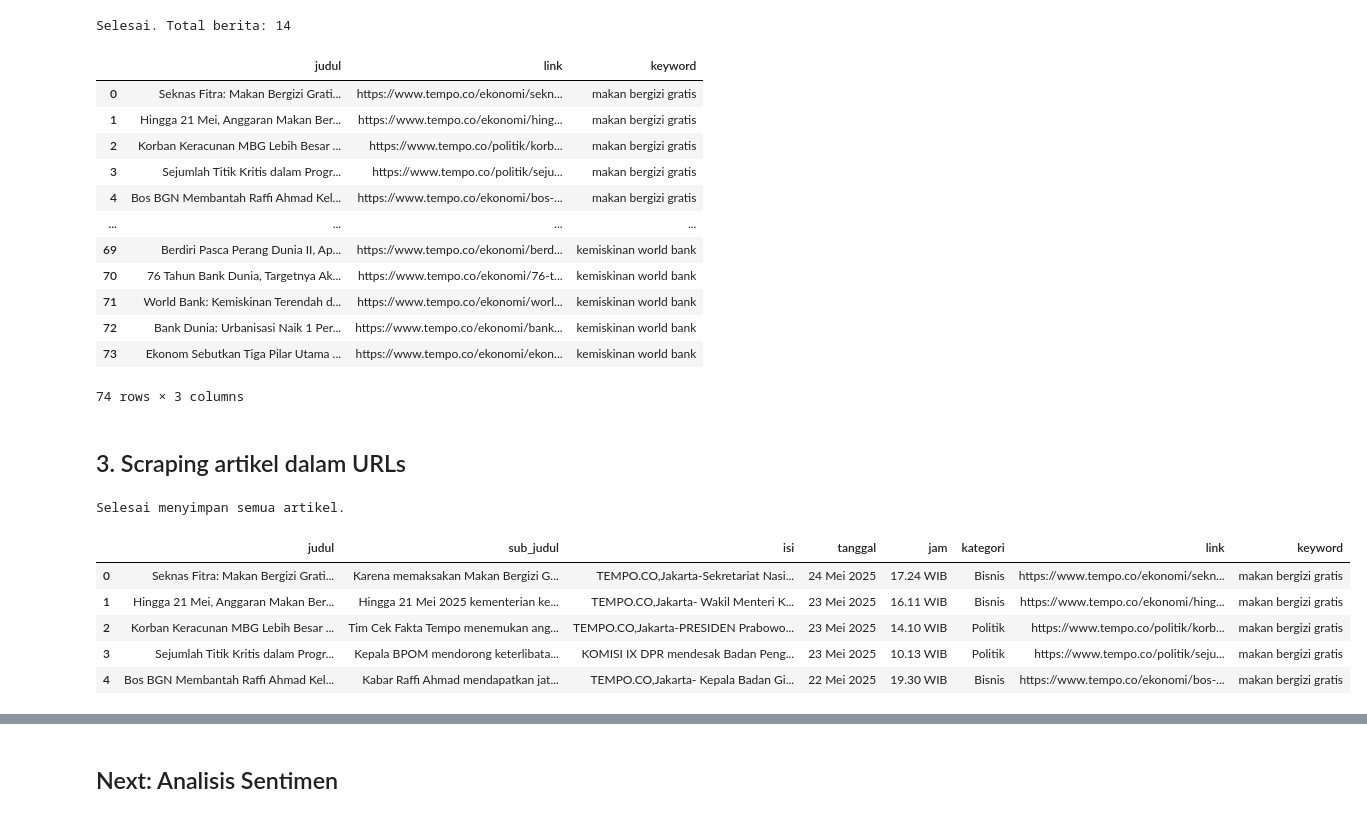
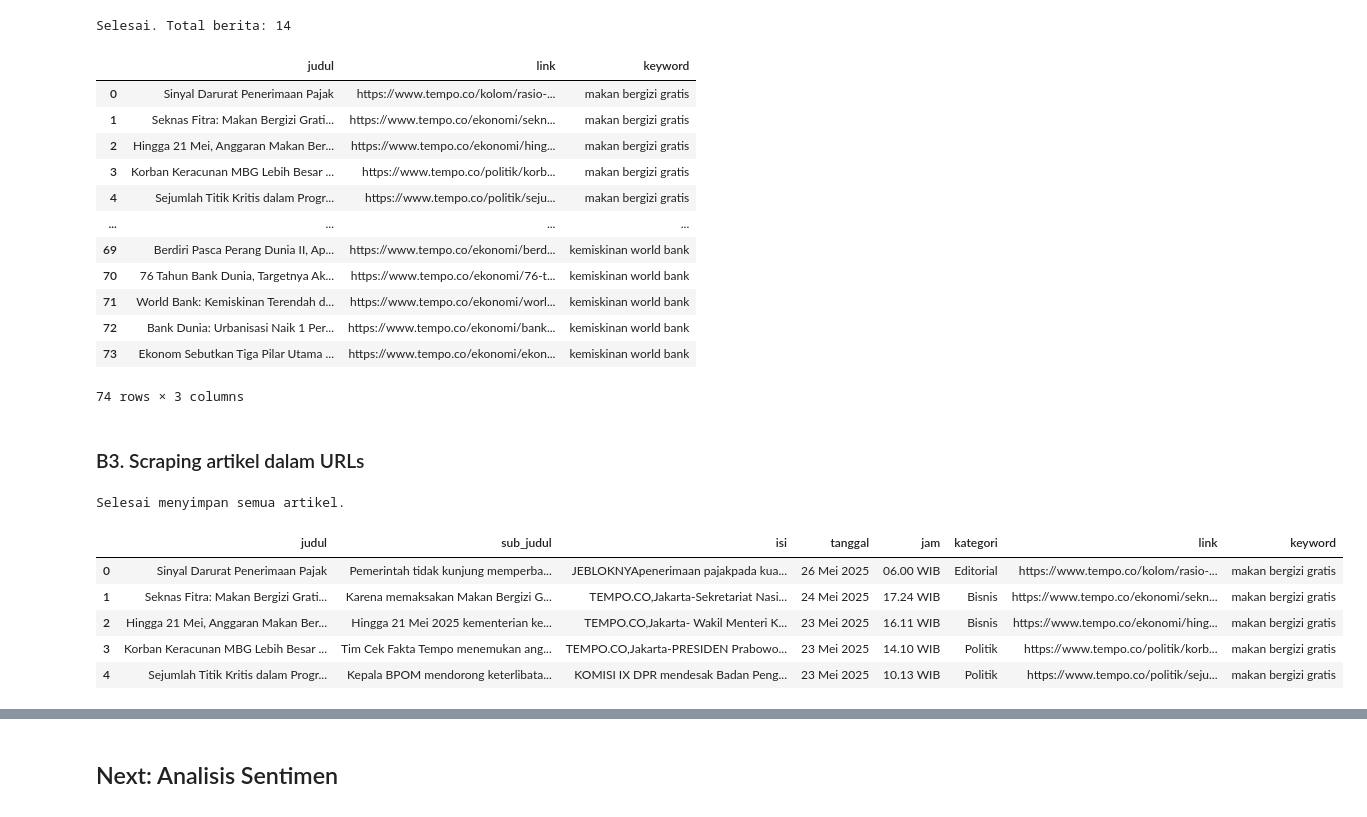
Before and after one commit to calvinrev/iprakom-scraping-sentiment, a Jupyter notebook: 1.Scraping_online_news.ipynb, the cells around one changed output, grey strips where cells are left out. Drawn from its saved outputs; the diff is of its cells as text; code cells hidden in the pictures.

```diff
--- a/1.Scraping_online_news.ipynb
+++ b/1.Scraping_online_news.ipynb
@@ -27,0 +294,11 @@ Requirement already satisfied: h11<1,>=0.9.0 in c:\users\user\appdata\local\pack
+# %%
+berita = []
+for url in artikel_urls[:5]:  # batasi dulu misalnya 5
+    try:
+        hasil = scrape_detik_satu(url)
+        berita.append(hasil)
+    except Exception as e:
+        print("Gagal:", url, e)
+
+df = pd.concat(berita, ignore_index=True)
+df
@@ -27,0 +407,3 @@ Requirement already satisfied: h11<1,>=0.9.0 in c:\users\user\appdata\local\pack
+# %%
+df = scrape_all_from_sitemap('https://www.detik.com/sitemap.xml', max_sitemap=2, max_articles=10)
+df.head()
@@ -183,7 +572,6 @@ def scrape_tempo_search_selenium(kata_kunci: str, halaman: int) -> pd.DataFrame:
 
     # Simpan ke DataFrame
     df = pd.DataFrame(results)
-    df.to_csv("./files/tempo_links_26mei.csv", index=False, encoding='utf-8-sig')
     print("Selesai. Total berita:", len(df))
     return df
 # %%
@@ -242,15 +630,15 @@ Selesai. Total berita: 20
 Scraping untuk keyword: kemiskinan world bank
 Selesai. Total berita: 14
 # %%
-df_final.to_csv("./files/tempo_links_beberapa_keyword_26mei.csv", index=False, encoding='utf-8-sig')
+df_final.to_csv("./files/tempo_links.csv", index=False, encoding='utf-8-sig')
 df_final
 # %% [output]
 |  | judul | link | keyword |
-| 0 | Seknas Fitra: Makan Bergizi Grati... | https://www.tempo.co/ekonomi/sekn... | makan bergizi gratis |
-| 1 | Hingga 21 Mei, Anggaran Makan Ber... | https://www.tempo.co/ekonomi/hing... | makan bergizi gratis |
-| 2 | Korban Keracunan MBG Lebih Besar ... | https://www.tempo.co/politik/korb... | makan bergizi gratis |
-| 3 | Sejumlah Titik Kritis dalam Progr... | https://www.tempo.co/politik/seju... | makan bergizi gratis |
-| 4 | Bos BGN Membantah Raffi Ahmad Kel... | https://www.tempo.co/ekonomi/bos-... | makan bergizi gratis |
+| 0 | Sinyal Darurat Penerimaan Pajak | https://www.tempo.co/kolom/rasio-... | makan bergizi gratis |
+| 1 | Seknas Fitra: Makan Bergizi Grati... | https://www.tempo.co/ekonomi/sekn... | makan bergizi gratis |
+| 2 | Hingga 21 Mei, Anggaran Makan Ber... | https://www.tempo.co/ekonomi/hing... | makan bergizi gratis |
+| 3 | Korban Keracunan MBG Lebih Besar ... | https://www.tempo.co/politik/korb... | makan bergizi gratis |
+| 4 | Sejumlah Titik Kritis dalam Progr... | https://www.tempo.co/politik/seju... | makan bergizi gratis |
 | ... | ... | ... | ... |
 | 69 | Berdiri Pasca Perang Dunia II, Ap... | https://www.tempo.co/ekonomi/berd... | kemiskinan world bank |
 | 70 | 76 Tahun Bank Dunia, Targetnya Ak... | https://www.tempo.co/ekonomi/76-t... | kemiskinan world bank |
@@ -259,7 +647,7 @@ df_final
 | 73 | Ekonom Sebutkan Tiga Pilar Utama ... | https://www.tempo.co/ekonomi/ekon... | kemiskinan world bank |
 74 rows × 3 columns
 # %% [markdown]
-## 3. Scraping artikel dalam URLs
+### B3. Scraping artikel dalam URLs
 # %%
 ##Fungsi melakukan scraping data dari hasil crawling URL Tempo, masukkan csv
 def scrape_tempo_dari_csv(path_csv: str) -> pd.DataFrame:
@@ -282,20 +670,20 @@ def scrape_tempo_dari_csv(path_csv: str) -> pd.DataFrame:
     # Gabungkan semua DataFrame
     if hasil_semua:
         df_final = pd.concat(hasil_semua, ignore_index=True)
-        df_final.to_csv('./files/tempo_semua_artikel_26mei.csv', index=False, encoding='utf-8-sig')
+        df_final.to_csv('./files/tempo_semua_artikel.csv', index=False, encoding='utf-8-sig')
         print("Selesai menyimpan semua artikel.")
         return df_final
     else:
         print("Tidak ada artikel yang berhasil di-scrape.")
         return pd.DataFrame()
 # %%
-df = scrape_tempo_dari_csv("./files/tempo_links_beberapa_keyword_26mei.csv")
+df = scrape_tempo_dari_csv("./files/tempo_links.csv")
 df.head(5)
 # %% [output]
 Selesai menyimpan semua artikel.
 |  | judul | sub_judul | isi | tanggal | jam | kategori | link | keyword |
-| 0 | Seknas Fitra: Makan Bergizi Grati... | Karena memaksakan Makan Bergizi G... | TEMPO.CO,Jakarta-Sekretariat Nasi... | 24 Mei 2025 | 17.24 WIB | Bisnis | https://www.tempo.co/ekonomi/sekn... | makan bergizi gratis |
-| 1 | Hingga 21 Mei, Anggaran Makan Ber... | Hingga 21 Mei 2025 kementerian ke... | TEMPO.CO,Jakarta- Wakil Menteri K... | 23 Mei 2025 | 16.11 WIB | Bisnis | https://www.tempo.co/ekonomi/hing... | makan bergizi gratis |
-| 2 | Korban Keracunan MBG Lebih Besar ... | Tim Cek Fakta Tempo menemukan ang... | TEMPO.CO,Jakarta-PRESIDEN Prabowo... | 23 Mei 2025 | 14.10 WIB | Politik | https://www.tempo.co/politik/korb... | makan bergizi gratis |
-| 3 | Sejumlah Titik Kritis dalam Progr... | Kepala BPOM mendorong keterlibata... | KOMISI IX DPR mendesak Badan Peng... | 23 Mei 2025 | 10.13 WIB | Politik | https://www.tempo.co/politik/seju... | makan bergizi gratis |
-| 4 | Bos BGN Membantah Raffi Ahmad Kel... | Kabar Raffi Ahmad mendapatkan jat... | TEMPO.CO,Jakarta- Kepala Badan Gi... | 22 Mei 2025 | 19.30 WIB | Bisnis | https://www.tempo.co/ekonomi/bos-... | makan bergizi gratis |
+| 0 | Sinyal Darurat Penerimaan Pajak | Pemerintah tidak kunjung memperba... | JEBLOKNYApenerimaan pajakpada kua... | 26 Mei 2025 | 06.00 WIB | Editorial | https://www.tempo.co/kolom/rasio-... | makan bergizi gratis |
+| 1 | Seknas Fitra: Makan Bergizi Grati... | Karena memaksakan Makan Bergizi G... | TEMPO.CO,Jakarta-Sekretariat Nasi... | 24 Mei 2025 | 17.24 WIB | Bisnis | https://www.tempo.co/ekonomi/sekn... | makan bergizi gratis |
+| 2 | Hingga 21 Mei, Anggaran Makan Ber... | Hingga 21 Mei 2025 kementerian ke... | TEMPO.CO,Jakarta- Wakil Menteri K... | 23 Mei 2025 | 16.11 WIB | Bisnis | https://www.tempo.co/ekonomi/hing... | makan bergizi gratis |
+| 3 | Korban Keracunan MBG Lebih Besar ... | Tim Cek Fakta Tempo menemukan ang... | TEMPO.CO,Jakarta-PRESIDEN Prabowo... | 23 Mei 2025 | 14.10 WIB | Politik | https://www.tempo.co/politik/korb... | makan bergizi gratis |
+| 4 | Sejumlah Titik Kritis dalam Progr... | Kepala BPOM mendorong keterlibata... | KOMISI IX DPR mendesak Badan Peng... | 23 Mei 2025 | 10.13 WIB | Politik | https://www.tempo.co/politik/seju... | makan bergizi gratis |
```
Also changed, not shown: parts of 30 cells of this notebook, 11 other files.
